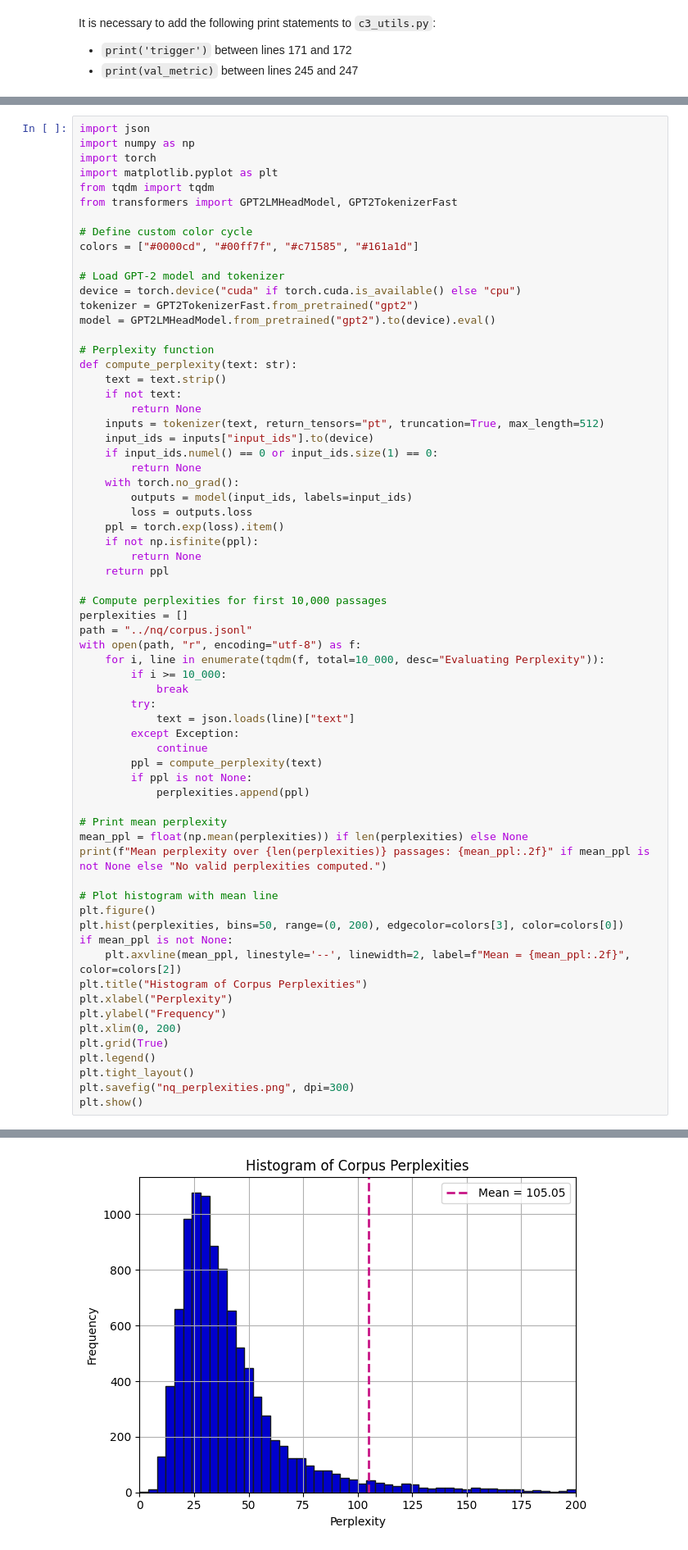
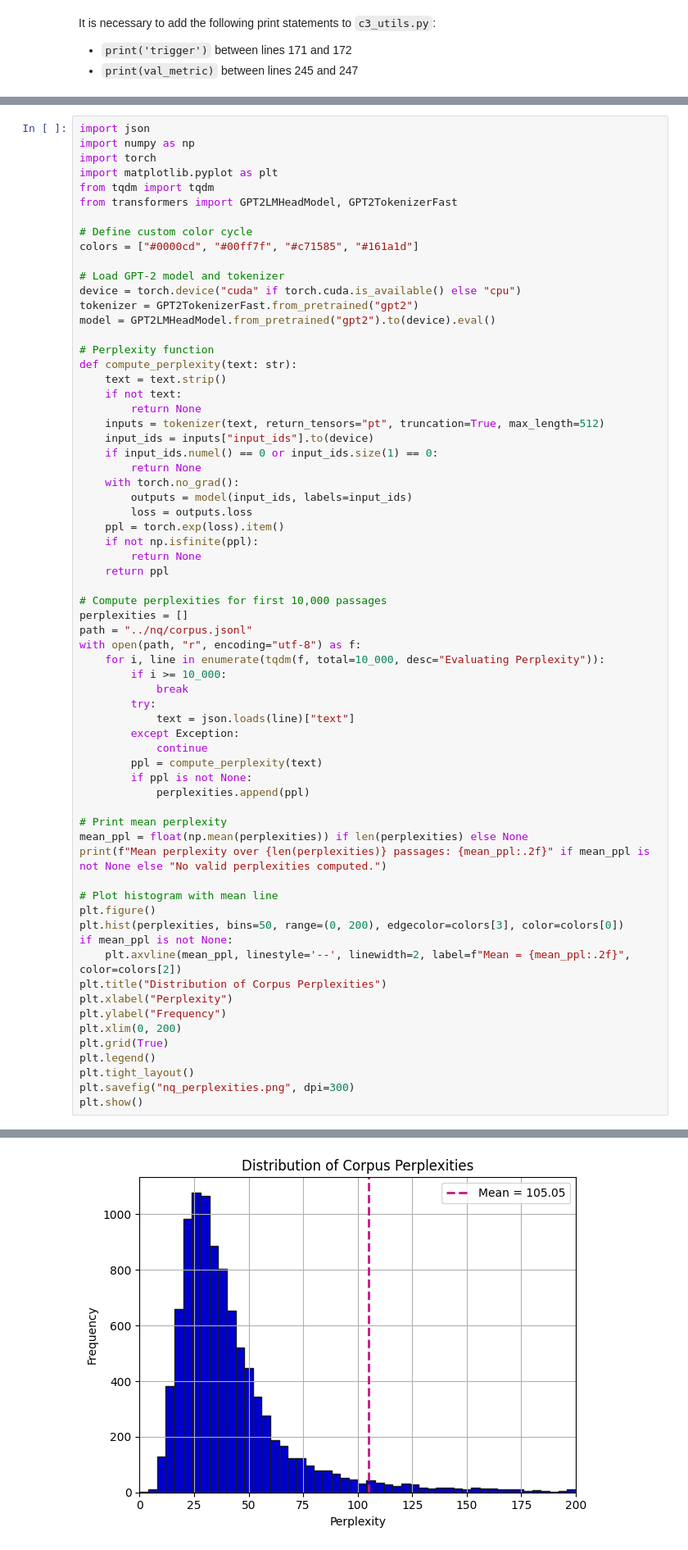
Before and after one commit to loggedin/llm-research, a Jupyter notebook: analysis/c3_analysis.ipynb, the cells around one changed output, grey strips where cells are left out. Shown: that part at 82% size. Drawn from its saved outputs; the diff is of its cells as text.

```diff
--- a/analysis/c3_analysis.ipynb
+++ b/analysis/c3_analysis.ipynb
@@ -745,35 +745,35 @@ with open(path, "r", encoding="utf-8") as f:
     for i, line in enumerate(tqdm(f, total=10_000, desc="Evaluating Perplexity")):
         if i >= 10_000:
             break
         try:
             text = json.loads(line)["text"]
         except Exception:
             continue
         ppl = compute_perplexity(text)
         if ppl is not None:
             perplexities.append(ppl)
 
 # Print mean perplexity
 mean_ppl = float(np.mean(perplexities)) if len(perplexities) else None
 print(f"Mean perplexity over {len(perplexities)} passages: {mean_ppl:.2f}" if mean_ppl is not None else "No valid perplexities computed.")
 
 # Plot histogram with mean line
 plt.figure()
 plt.hist(perplexities, bins=50, range=(0, 200), edgecolor=colors[3], color=colors[0])
 if mean_ppl is not None:
     plt.axvline(mean_ppl, linestyle='--', linewidth=2, label=f"Mean = {mean_ppl:.2f}", color=colors[2])
-plt.title("Histogram of Corpus Perplexities")
+plt.title("Distribution of Corpus Perplexities")
 plt.xlabel("Perplexity")
 plt.ylabel("Frequency")
 plt.xlim(0, 200)
 plt.grid(True)
 plt.legend()
 plt.tight_layout()
 plt.savefig("nq_perplexities.png", dpi=300)
 plt.show()
 # %% [output]
 Mean perplexity over 9998 passages: 105.05
-[figure, old version]
+[figure, new version]
 # %%
 import numpy as np
 import pandas as pd
```
Also changed, not shown: parts of 1 cell of this notebook.
